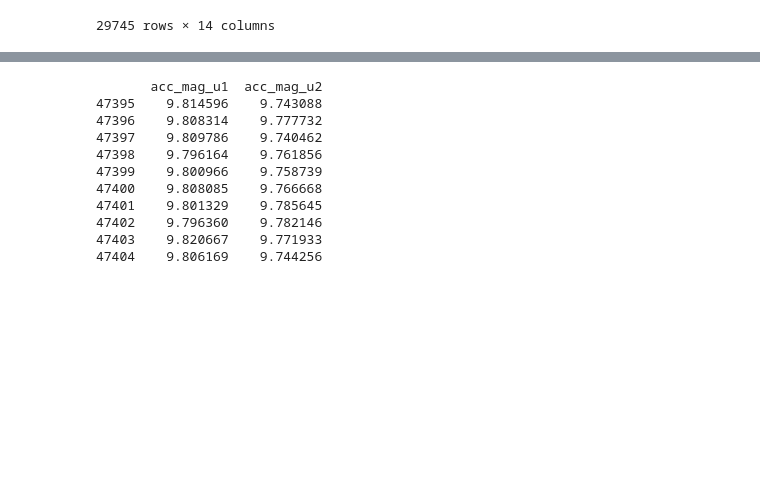
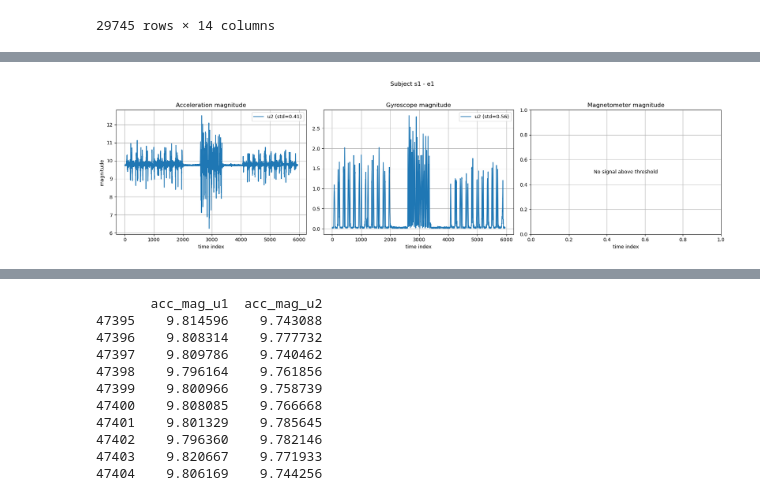
Before and after one commit to alessandrodipiano/wearable-sensor-exercise-recognition, a Jupyter notebook: notebooks/preprocessing.ipynb, the cells around one changed output, grey strips where cells are left out. Saved outputs shown, nothing was run; the diff lists cells and outputs as text; code cells hidden in the pictures; blank space fills up the shorter version.

```diff
--- a/notebooks/preprocessing.ipynb
+++ b/notebooks/preprocessing.ipynb
@@ -192,0 +113,83 @@ See the caveats in the documentation: https://pandas.pydata.org/pandas-docs/stab
+# %%
+subject = merged_df[merged_df['subject'] == 's1']
+exercises = ['e1', 'e2', 'e3', 'e4', 'e5', 'e6', 'e7', 'e8']
+
+for exercise in exercises:
+    subject_ex = subject[subject['exercise'] == exercise].copy()
+
+    if subject_ex.empty:
+        print(f"No data for {exercise}")
+        continue
+
+    # Compute magnitudes for all units
+    for u in range(1, 6):
+        subject_ex[f"acc_mag_u{u}"] = np.sqrt(
+            subject_ex[f"acc_x_u{u}"]**2 +
+            subject_ex[f"acc_y_u{u}"]**2 +
+            subject_ex[f"acc_z_u{u}"]**2
+        )
+
+        subject_ex[f"gyr_mag_u{u}"] = np.sqrt(
+            subject_ex[f"gyr_x_u{u}"]**2 +
+            subject_ex[f"gyr_y_u{u}"]**2 +
+            subject_ex[f"gyr_z_u{u}"]**2
+        )
+
+        subject_ex[f"mag_mag_u{u}"] = np.sqrt(
+            subject_ex[f"mag_x_u{u}"]**2 +
+            subject_ex[f"mag_y_u{u}"]**2 +
+            subject_ex[f"mag_z_u{u}"]**2
+        )
+
+    threshold = 0.1
+
+    fig, axes = plt.subplots(1, 3, figsize=(18, 5))
+    fig.suptitle(f"Subject s1 - {exercise}")
+
+    sensor_info = [
+        ("acc", "Acceleration magnitude", axes[0]),
+        ("gyr", "Gyroscope magnitude", axes[1]),
+        ("mag", "Magnetometer magnitude", axes[2]),
+    ]
+
+    anything_plotted = False
+
+    for sensor_prefix, title, ax in sensor_info:
+        plotted_here = False
+
+        for u in range(1, 6):
+            std = subject_ex[f"{sensor_prefix}_mag_u{u}"].std()
+
+            if std > threshold:
+                ax.plot(
+                    subject_ex["time index"],
+                    subject_ex[f"{sensor_prefix}_mag_u{u}"],
+                    label=f"u{u} (std={std:.2f})"
+                )
+                plotted_here = True
+                anything_plotted = True
+
+        ax.set_title(title)
+        ax.set_xlabel("time index")
+        ax.grid(True)
+
+        if sensor_prefix == "acc":
+            ax.set_ylabel("magnitude")
+
+        if plotted_here:
+            ax.legend()
+        else:
+            ax.text(
+                0.5, 0.5, "No signal above threshold",
+                transform=ax.transAxes,
+                ha="center", va="center"
+            )
+
+    if anything_plotted:
+        plt.tight_layout(rect=[0, 0, 1, 0.95])
+        plt.show()
+    else:
+        plt.close()
+        print(f"No sensor exceeded threshold for {exercise}")
+# %% [output]
+[figure, added]
```
Also changed, not shown: parts of 10 cells of this notebook, 2 other files.
